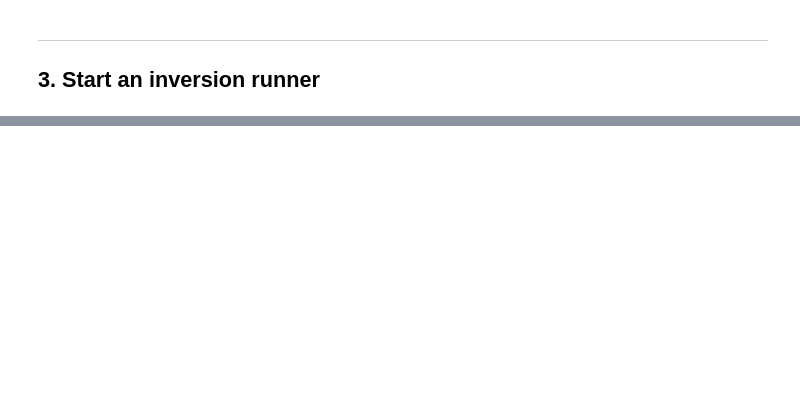
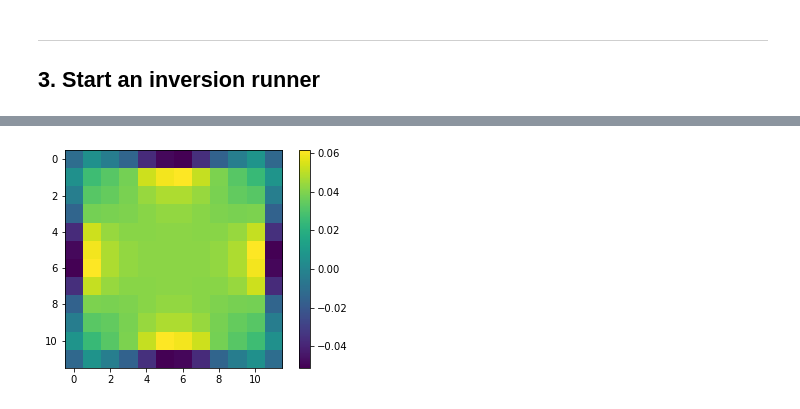
Before and after one commit to inlab-geo/espresso, a Jupyter notebook: notebooks/gravity_density.ipynb, the cells around one changed output, grey strips where cells are left out. Drawn from its saved outputs; the diff is of its cells as text; code cells hidden in the pictures; blank space fills up the shorter version.

```diff
--- a/notebooks/gravity_density.ipynb
+++ b/notebooks/gravity_density.ipynb
@@ -379,0 +375,5 @@ plt.colorbar(img2);
+# %%
+plt.imshow(result_model[6,:,:])
+plt.colorbar();
+# %% [output]
+[figure, added]
```
Also changed, not shown: parts of 4 cells of this notebook.
